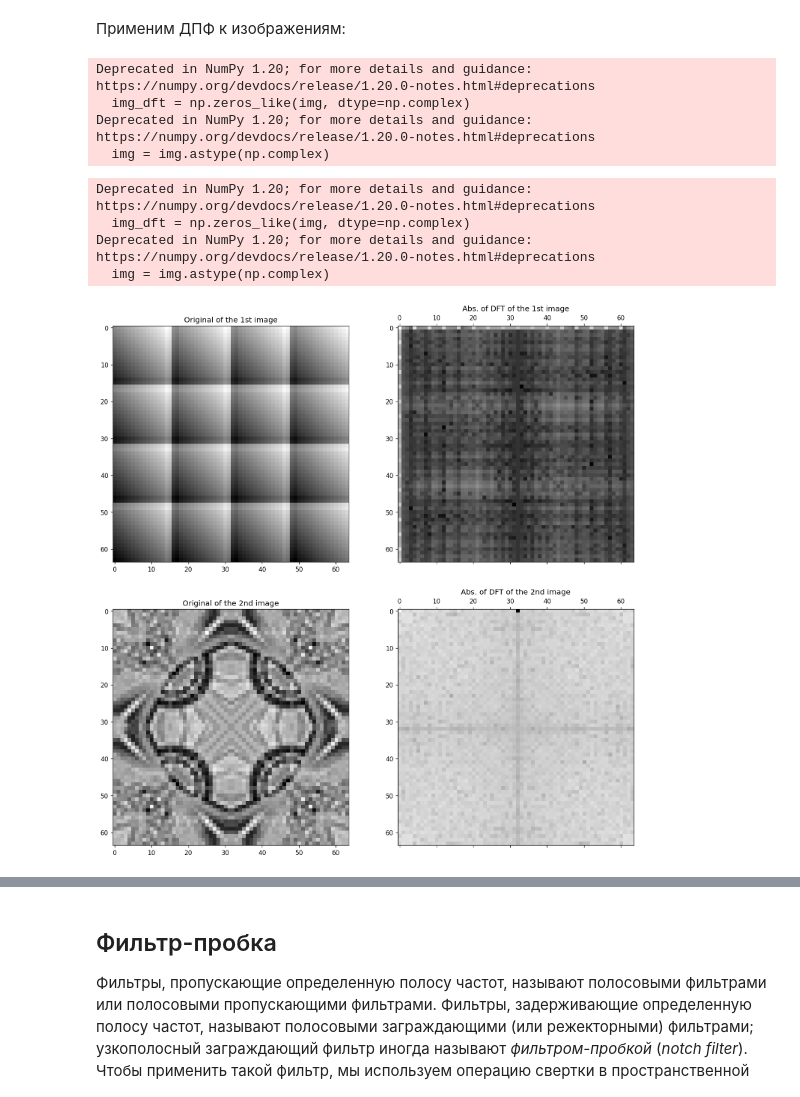
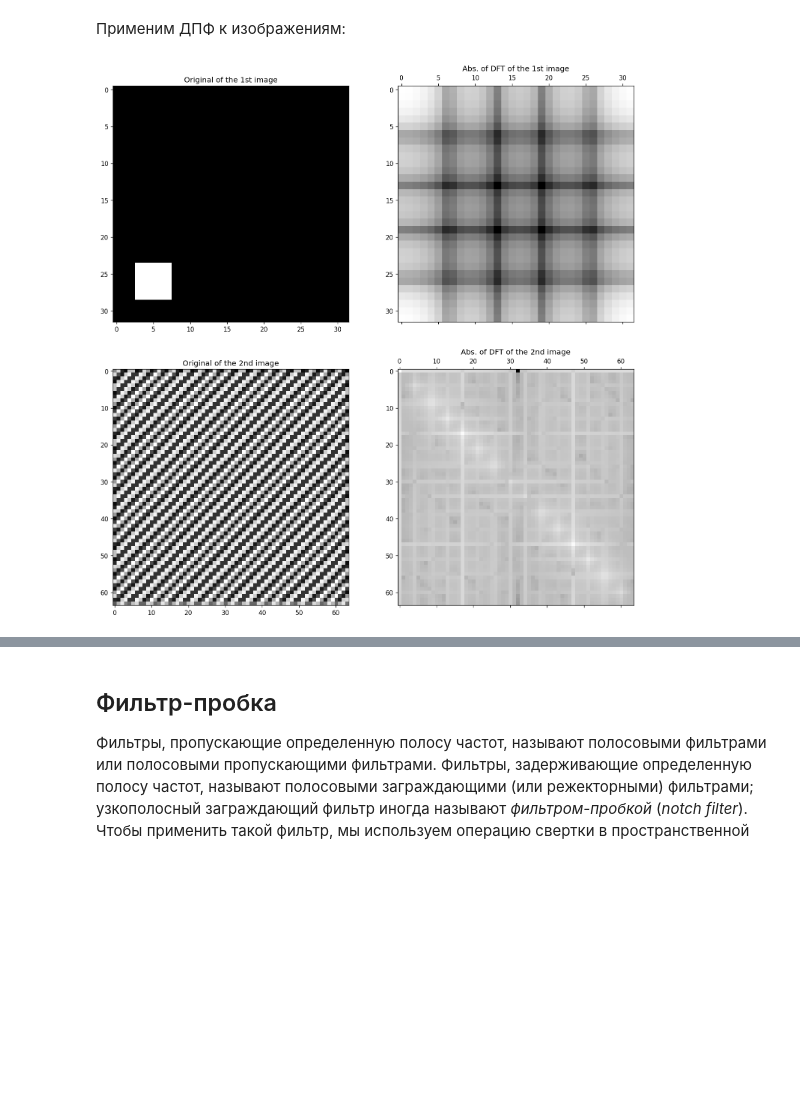
Before and after one commit to katevi/AIAC, a Jupyter notebook: task5/task_5.ipynb, the cells around one changed output, grey strips where cells are left out. Cells and saved outputs as stored; diff of their text form; code cells hidden in the pictures; blank space fills up the shorter version.

```diff
--- a/task5/task_5.ipynb
+++ b/task5/task_5.ipynb
@@ -112,8 +105,8 @@ import matplotlib.pyplot as plt
 from PIL import Image
 
 
-img_1 = Image.open('./pattern1.png')
-img_2 = Image.open('./pattern2.png')
+img_1 = Image.open('./1.png')
+img_2 = Image.open('./stp1.gif')
 # %%
 # represent the images as tensors
 np_1 = np.array(img_1)
@@ -132,19 +121,9 @@ np_2_sum = np.sum(np_2, axis=2) // 3
 # %% [markdown]
 Применим ДПФ к изображениям:
 # %%
-np_1_dft = get_dft(np_1_sum)
+np_1_dft = get_dft(np_1)
-# %% [output]
-Deprecated in NumPy 1.20; for more details and guidance: https://numpy.org/devdocs/release/1.20.0-notes.html#deprecations
-  img_dft = np.zeros_like(img, dtype=np.complex)
-Deprecated in NumPy 1.20; for more details and guidance: https://numpy.org/devdocs/release/1.20.0-notes.html#deprecations
-  img = img.astype(np.complex)
 # %%
-np_2_dft = get_dft(np_2_sum)
+np_2_dft = get_dft(np_2)
-# %% [output]
-Deprecated in NumPy 1.20; for more details and guidance: https://numpy.org/devdocs/release/1.20.0-notes.html#deprecations
-  img_dft = np.zeros_like(img, dtype=np.complex)
-Deprecated in NumPy 1.20; for more details and guidance: https://numpy.org/devdocs/release/1.20.0-notes.html#deprecations
-  img = img.astype(np.complex)
 # %%
 # log of abs
 
@@ -152,14 +131,14 @@ np_1_dft_logabs = np.log(np.abs(np_1_dft))
 np_2_dft_logabs = np.log(np.abs(np_2_dft))
 # %%
 fig, axs = plt.subplots(2, 2, figsize=(15, 15), dpi=120)
-axs[0, 0].imshow(np_1_sum, cmap='gray')
+axs[0, 0].imshow(np_1, cmap='gray')
 axs[0, 0].set_title('Original of the 1st image')
 axs[0, 1].matshow(np_1_dft_logabs, cmap='gray')
 axs[0, 1].set_title('Abs. of DFT of the 1st image')
-axs[1, 0].imshow(np_2_sum, cmap='gray')
+axs[1, 0].imshow(np_2, cmap='gray')
 axs[1, 0].set_title('Original of the 2nd image')
 axs[1, 1].matshow(np_2_dft_logabs, cmap='gray')
 axs[1, 1].set_title('Abs. of DFT of the 2nd image')
 plt.show()
 # %% [output]
-[figure, old version]
+[figure, new version]
```
Also changed, not shown: parts of 10 cells of this notebook, 5 other files.
